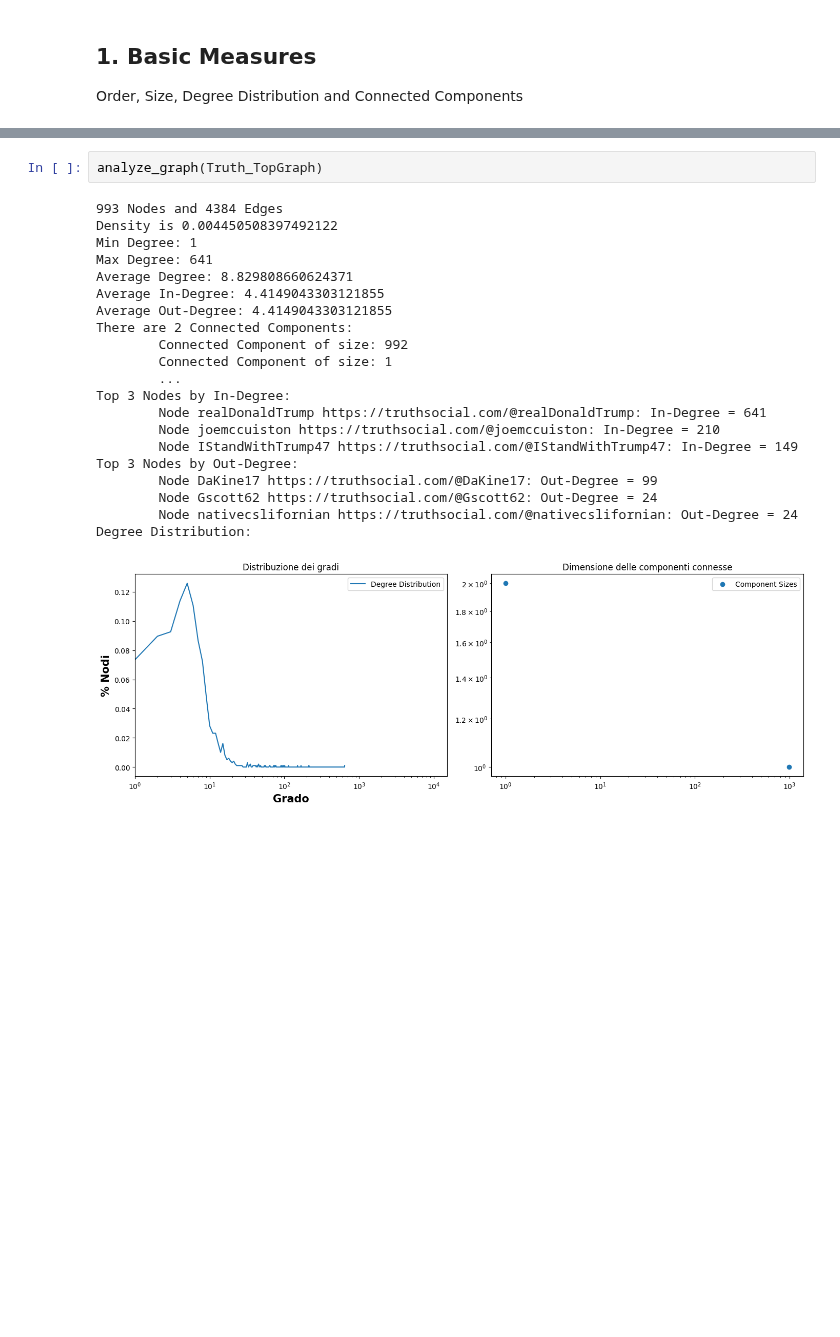
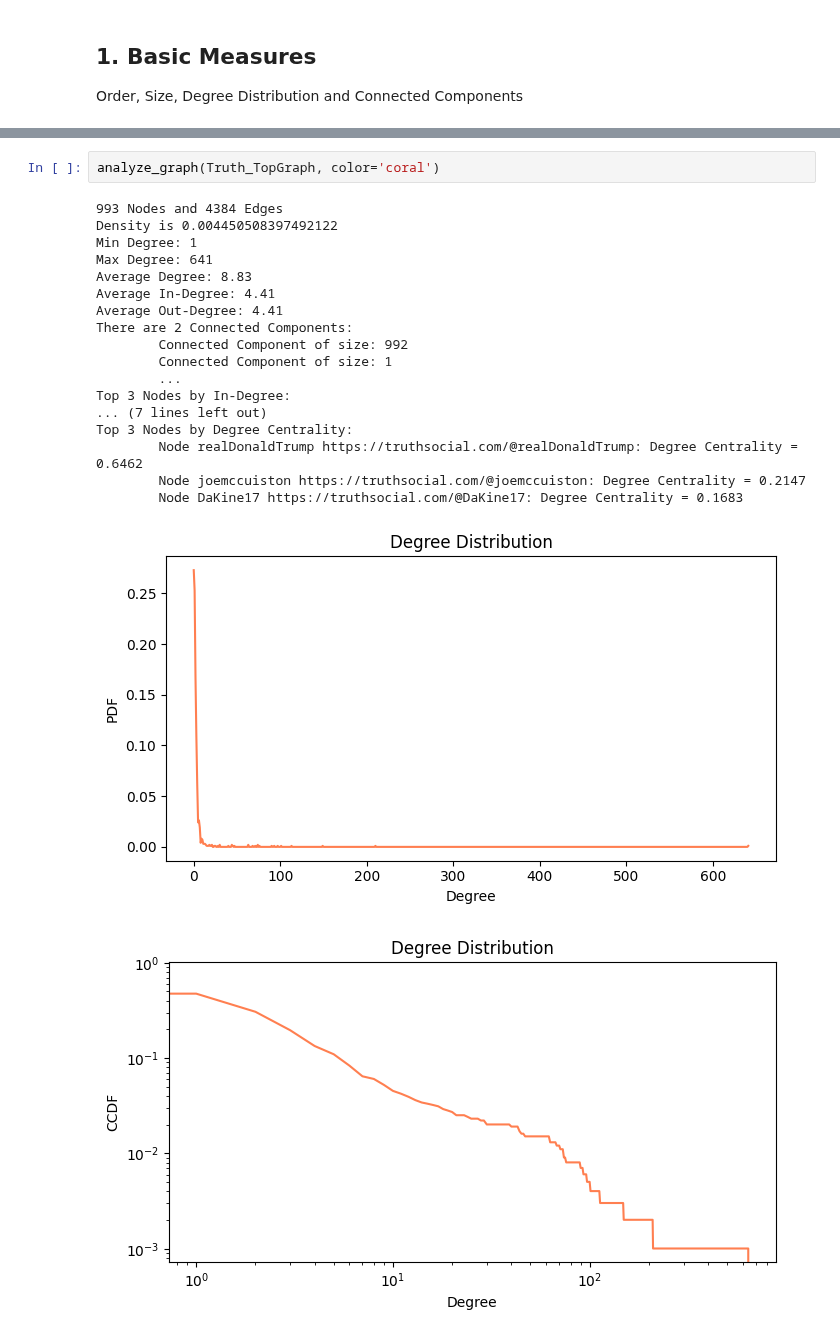
Before and after one commit to Filippo-Corti/SocialMediaMining, a Jupyter notebook: Project/TruthvsBluesky.ipynb, the cells around one changed output, grey strips where cells are left out. Drawn from its saved outputs; the diff is of its cells as text; blank space fills up the shorter version.

```diff
--- a/Project/TruthvsBluesky.ipynb
+++ b/Project/TruthvsBluesky.ipynb
@@ -139,24 +184,22 @@ Degree Distribution:
 # %%
-analyze_graph(Truth_TopGraph)
+analyze_graph(Truth_TopGraph, color='coral')
 # %% [output]
 993 Nodes and 4384 Edges
 Density is 0.004450508397492122
 Min Degree: 1
 Max Degree: 641
-Average Degree: 8.829808660624371
-Average In-Degree: 4.4149043303121855
-Average Out-Degree: 4.4149043303121855
+Average Degree: 8.83
+Average In-Degree: 4.41
+Average Out-Degree: 4.41
 There are 2 Connected Components:
         Connected Component of size: 992
         Connected Component of size: 1
         ...
 Top 3 Nodes by In-Degree:
-        Node realDonaldTrump https://truthsocial.com/@realDonaldTrump: In-Degree = 641
-        Node joemccuiston https://truthsocial.com/@joemccuiston: In-Degree = 210
-        Node IStandWithTrump47 https://truthsocial.com/@IStandWithTrump47: In-Degree = 149
-Top 3 Nodes by Out-Degree:
-        Node DaKine17 https://truthsocial.com/@DaKine17: Out-Degree = 99
-        Node Gscott62 https://truthsocial.com/@Gscott62: Out-Degree = 24
-        Node nativecslifornian https://truthsocial.com/@nativecslifornian: Out-Degree = 24
-Degree Distribution:
+... (7 lines left out)
+Top 3 Nodes by Degree Centrality:
+        Node realDonaldTrump https://truthsocial.com/@realDonaldTrump: Degree Centrality = 0.6462
+        Node joemccuiston https://truthsocial.com/@joemccuiston: Degree Centrality = 0.2147
+        Node DaKine17 https://truthsocial.com/@DaKine17: Degree Centrality = 0.1683
-[figure, old version]
+[figure, new version]
+[figure, added]
```
Also changed, not shown: parts of 6 cells of this notebook, 1 other file.
